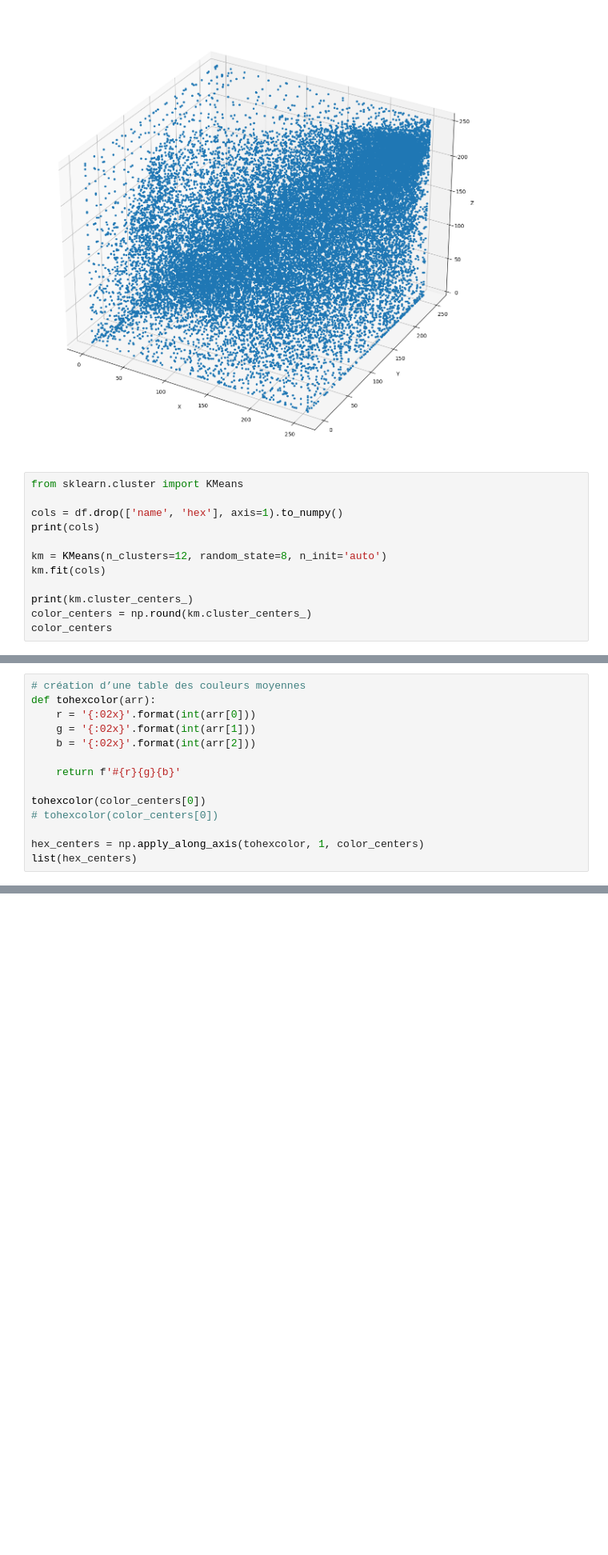
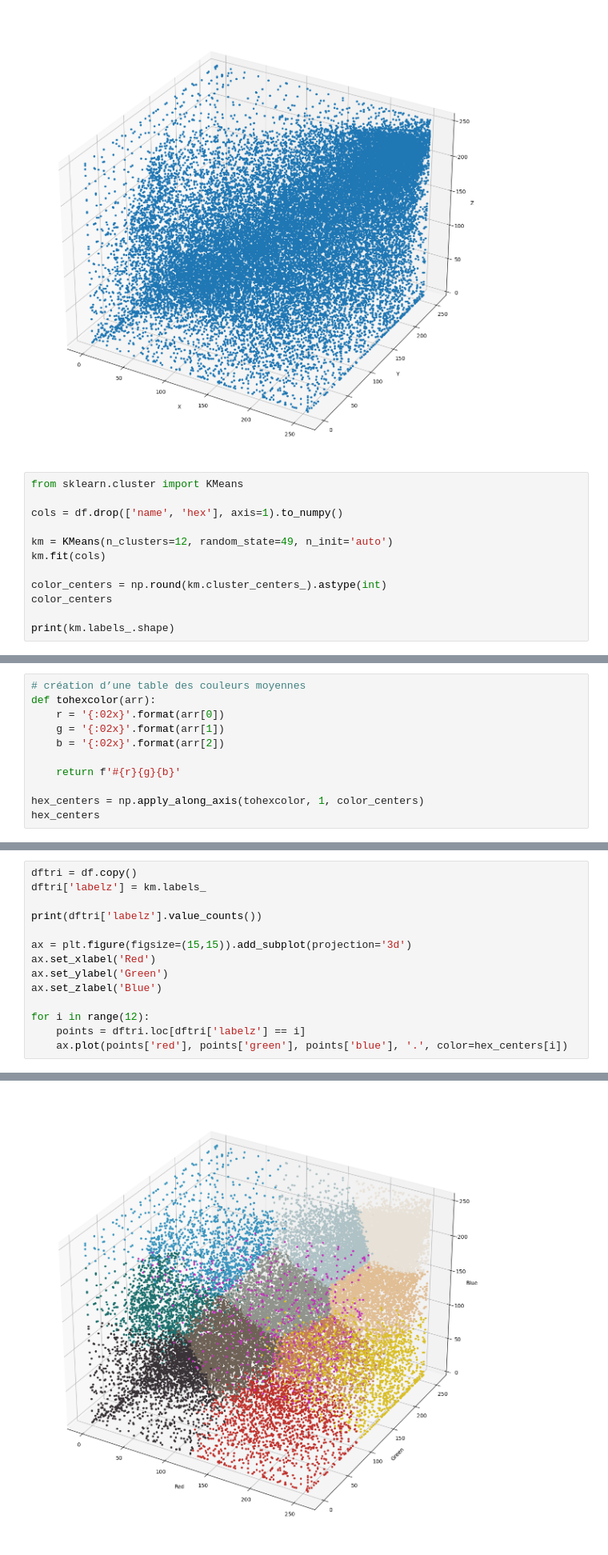
Before and after one commit to ArthurBauzou/docs_data_ia, a Jupyter notebook: miniprojets/colortest/colortest.ipynb, the cells around one changed output, grey strips where cells are left out. Shown at 80% size. Cells and saved outputs as stored; diff of their text form; blank space fills up the shorter version.

Commit message:
color abouti

```diff
--- a/miniprojets/colortest/colortest.ipynb
+++ b/miniprojets/colortest/colortest.ipynb
@@ -43,12 +46,12 @@ ax.plot(df['red'], df['green'], df['blue'], '.')
 from sklearn.cluster import KMeans
 
 cols = df.drop(['name', 'hex'], axis=1).to_numpy()
-print(cols)
 
-km = KMeans(n_clusters=12, random_state=8, n_init='auto')
+km = KMeans(n_clusters=12, random_state=49, n_init='auto')
 km.fit(cols)
 
-print(km.cluster_centers_)
-color_centers = np.round(km.cluster_centers_)
+color_centers = np.round(km.cluster_centers_).astype(int)
 color_centers
+
+print(km.labels_.shape)
 # %% [output]
@@ -86,15 +59,12 @@ array([[ 29., 113., 110.],
 # %%
 # création d’une table des couleurs moyennes
 def tohexcolor(arr):
-    r = '{:02x}'.format(int(arr[0]))
-    g = '{:02x}'.format(int(arr[1]))
-    b = '{:02x}'.format(int(arr[2]))
+    r = '{:02x}'.format(arr[0])
+    g = '{:02x}'.format(arr[1])
+    b = '{:02x}'.format(arr[2])
 
     return f'#{r}{g}{b}'
 
-tohexcolor(color_centers[0])
-# tohexcolor(color_centers[0])
-
 hex_centers = np.apply_along_axis(tohexcolor, 1, color_centers)
-list(hex_centers)
+hex_centers
 # %% [output]
@@ -112,0 +108,15 @@ list(hex_centers)
+# %%
+dftri = df.copy()
+dftri['labelz'] = km.labels_
+
+print(dftri['labelz'].value_counts())
+
+ax = plt.figure(figsize=(15,15)).add_subplot(projection='3d')
+ax.set_xlabel('Red')
+ax.set_ylabel('Green')
+ax.set_zlabel('Blue')
+
+for i in range(12):
+    points = dftri.loc[dftri['labelz'] == i]
+    ax.plot(points['red'], points['green'], points['blue'], '.', color=hex_centers[i])
+# %% [output]
@@ -112,0 +136 @@ list(hex_centers)
+[figure, added]
```
Also changed, not shown: parts of 5 cells of this notebook, 4 other files.
